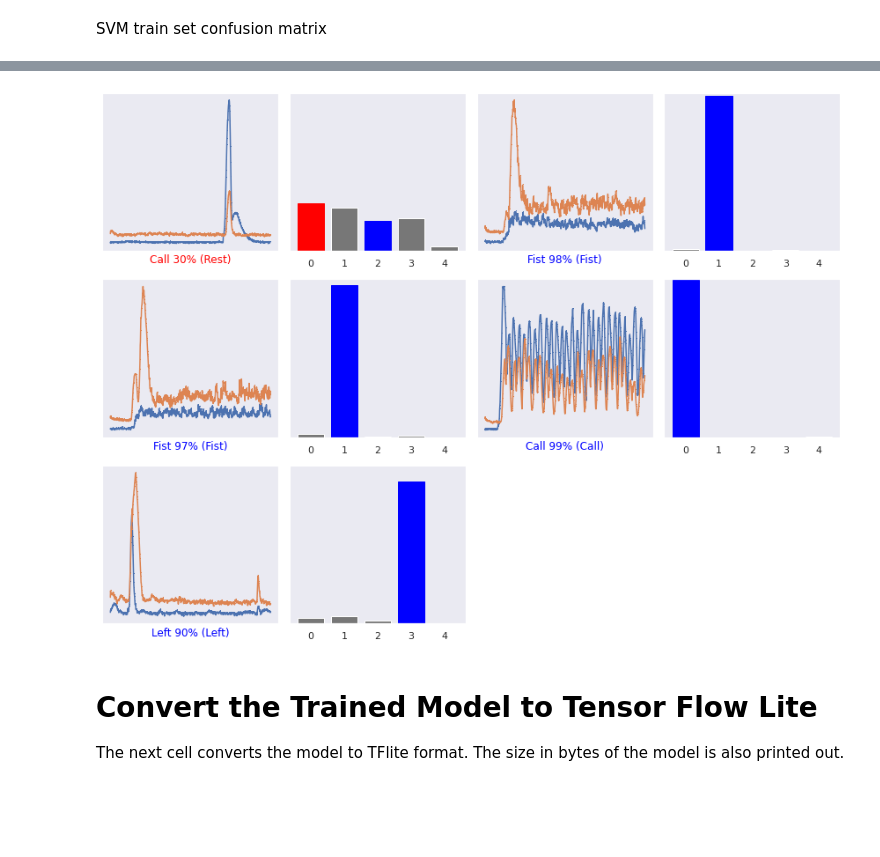
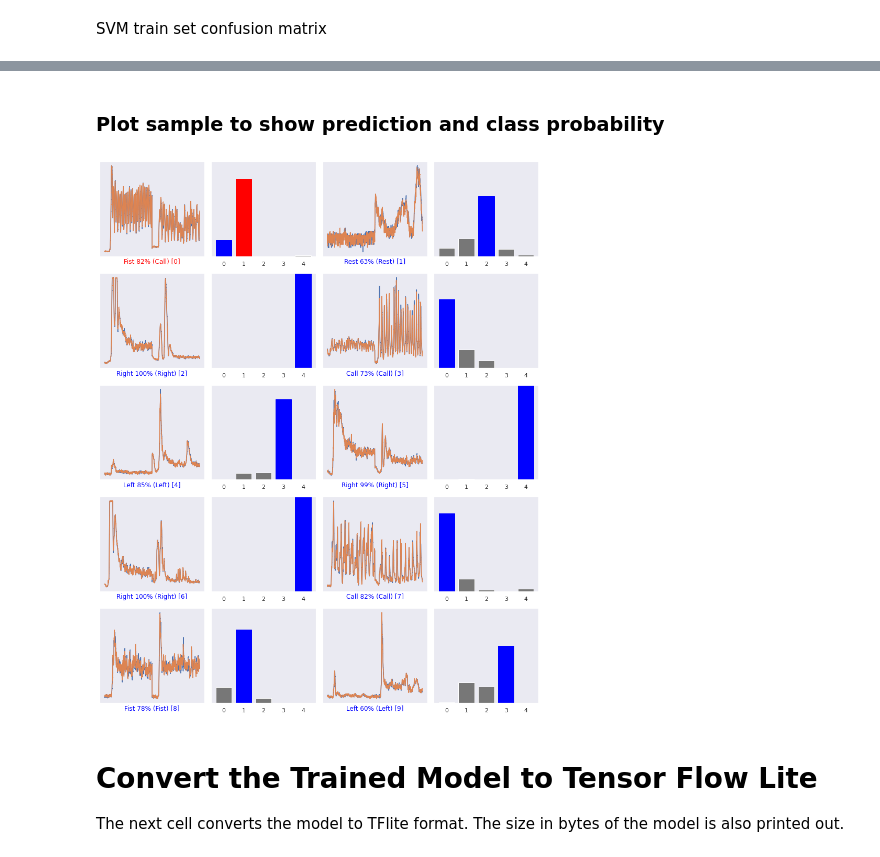
Before and after one commit to nonnp/learning, a Jupyter notebook: gesture classification/gesture_classification.ipynb, the cells around one changed output, grey strips where cells are left out. Cells and saved outputs as stored; diff of their text form; code cells hidden in the pictures; blank space fills up the shorter version.

```diff
--- a/gesture classification/gesture_classification.ipynb
+++ b/gesture classification/gesture_classification.ipynb
@@ -253,9 +346,9 @@ model.add(tf.keras.layers.Dense(15, activation='relu'))
 model.add(tf.keras.layers.Dense(NUM_GESTURES, activation='softmax')) # softmax is used, because we only expect one gesture to occur per input
 model.compile(optimizer='adam', loss='mse', metrics=['accuracy'])
 
-CALLBACK = tf.keras.callbacks.EarlyStopping(monitor='accuracy', min_delta=0.001, patience=5)
+CALLBACK = tf.keras.callbacks.EarlyStopping(monitor='val_accuracy', min_delta=0.001, patience=10)
 
-history = model.fit(inputs_train, outputs_train, epochs=100, batch_size=3, validation_data=(inputs_validate, outputs_validate), callbacks=CALLBACK)
+history = model.fit(inputs_train, outputs_train, epochs=100, batch_size=10, validation_data=(inputs_validate, outputs_validate), callbacks=CALLBACK)
 
 # predict train set for confusion matrix
 train_pred = model.predict(inputs_train)
@@ -409,3 +510,5 @@ plot_confusion_matrix(test_svc, outputs_test)
+# %% [markdown]
+### Plot sample to show prediction and class probability
 # %%
 # Plot the first X test images, their predicted labels, and the true labels.
 # Color correct predictions in blue and incorrect predictions in red.
@@ -422,9 +525,10 @@ def plot_motion(i, predictions_array, true_label, data):
   else:
     color = 'red'
 
-  plt.xlabel("{} {:2.0f}% ({})".format(GESTURES[predicted_label],
+  plt.xlabel("{} {:2.0f}% ({}) [{}]".format(GESTURES[predicted_label],
                                 100*np.max(predictions_array),
-                                GESTURES[true_label.argmax()]),
+                                GESTURES[true_label.argmax()],
+                                i),
                                 color=color)
 
 def plot_value_array(i, predictions_array, true_label):
@@ -458,9 +562,9 @@ def show_sample(label = outputs_train, data = inputs_train, num = 6):
   plt.tight_layout()
   plt.show()
 # %%
-show_sample(outputs_test, inputs_test, 5)
+show_sample(outputs_test, inputs_test, 10)
 # %% [output]
-[figure, old version]
+[figure, new version]
 # %% [markdown]
 # Convert the Trained Model to Tensor Flow Lite
 
```
Also changed, not shown: parts of 25 cells of this notebook.
